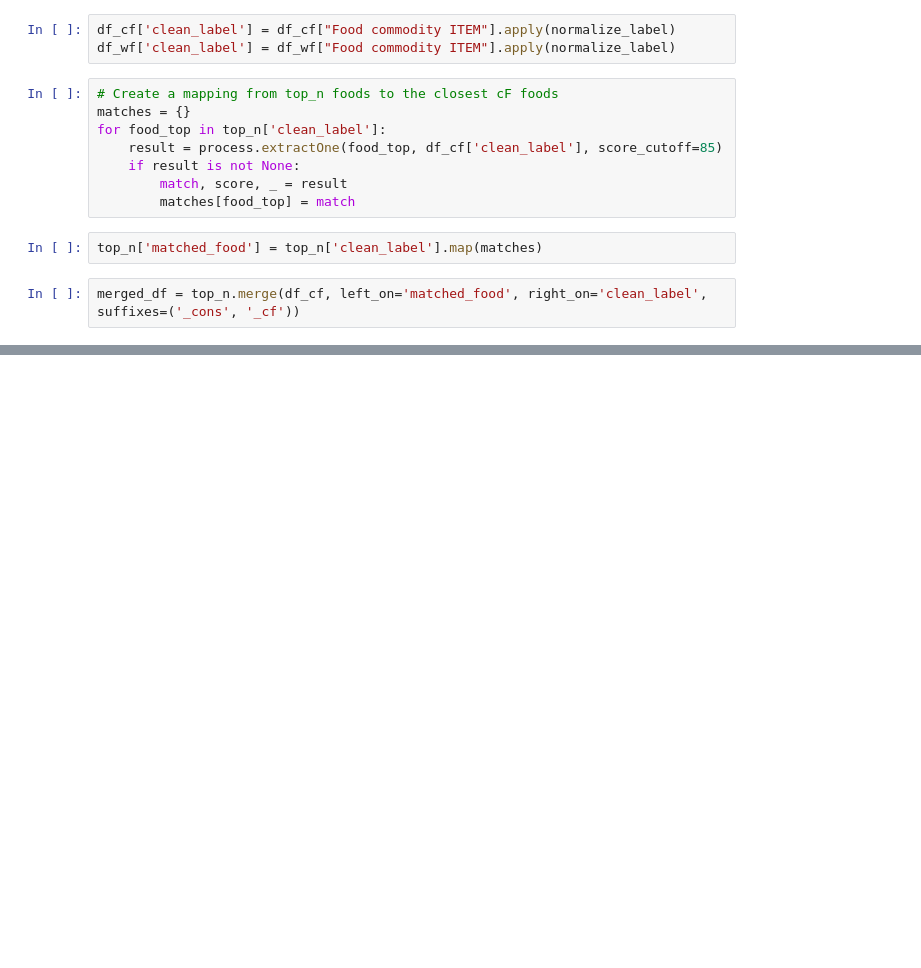
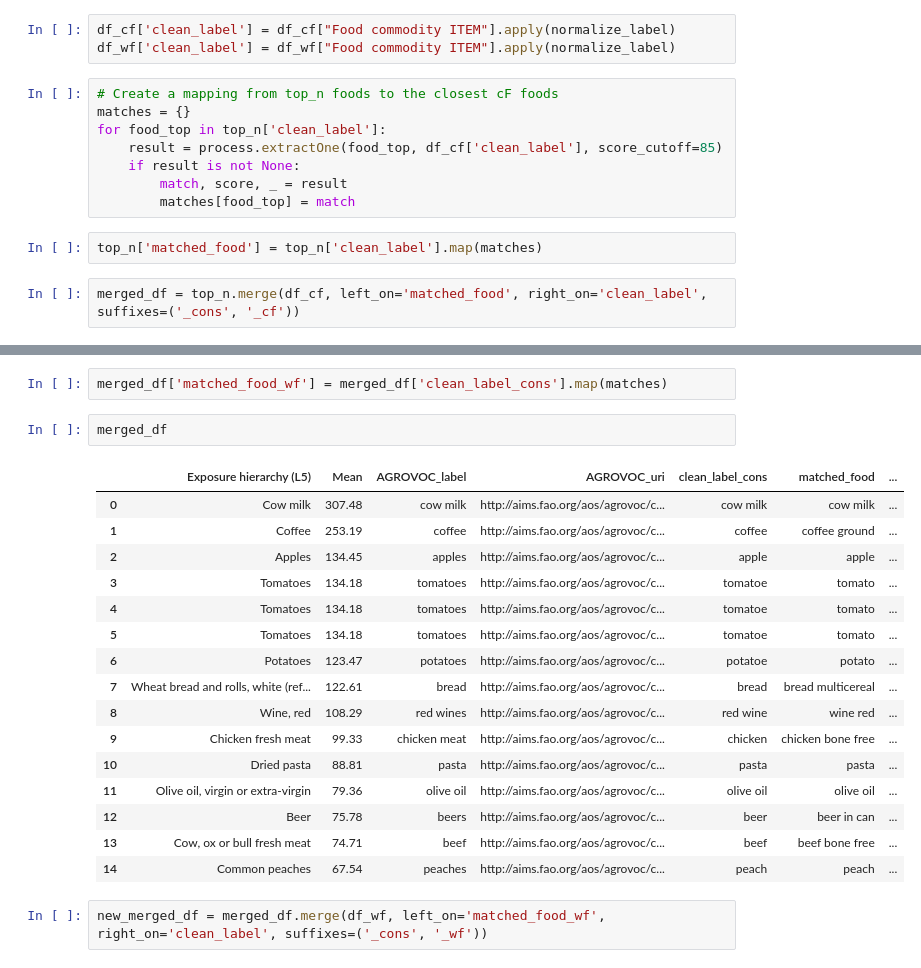
Before and after one commit to TCoaM/TrueCostOfAMeal, a Jupyter notebook: simo_data_integration_other_solution.ipynb, the cells around one changed output, grey strips where cells are left out. Cells and saved outputs as stored; diff of their text form; blank space fills up the shorter version.

```diff
--- a/simo_data_integration_other_solution.ipynb
+++ b/simo_data_integration_other_solution.ipynb
@@ -314,0 +362,23 @@ single_coffee_row
+# %%
+merged_df['matched_food_wf'] = merged_df['clean_label_cons'].map(matches)
+# %%
+merged_df
+# %% [output]
+|  | Exposure hierarchy (L5) | Mean | AGROVOC_label | AGROVOC_uri | clean_label_cons | matched_food | ... |
+| 0 | Cow milk | 307.48 | cow milk | http://aims.fao.org/aos/agrovoc/c... | cow milk | cow milk | ... |
+| 1 | Coffee | 253.19 | coffee | http://aims.fao.org/aos/agrovoc/c... | coffee | coffee ground | ... |
+| 2 | Apples | 134.45 | apples | http://aims.fao.org/aos/agrovoc/c... | apple | apple | ... |
+| 3 | Tomatoes | 134.18 | tomatoes | http://aims.fao.org/aos/agrovoc/c... | tomatoe | tomato | ... |
+| 4 | Tomatoes | 134.18 | tomatoes | http://aims.fao.org/aos/agrovoc/c... | tomatoe | tomato | ... |
+| 5 | Tomatoes | 134.18 | tomatoes | http://aims.fao.org/aos/agrovoc/c... | tomatoe | tomato | ... |
+| 6 | Potatoes | 123.47 | potatoes | http://aims.fao.org/aos/agrovoc/c... | potatoe | potato | ... |
+| 7 | Wheat bread and rolls, white (ref... | 122.61 | bread | http://aims.fao.org/aos/agrovoc/c... | bread | bread multicereal | ... |
+| 8 | Wine, red | 108.29 | red wines | http://aims.fao.org/aos/agrovoc/c... | red wine | wine red | ... |
+| 9 | Chicken fresh meat | 99.33 | chicken meat | http://aims.fao.org/aos/agrovoc/c... | chicken | chicken bone free | ... |
+| 10 | Dried pasta | 88.81 | pasta | http://aims.fao.org/aos/agrovoc/c... | pasta | pasta | ... |
+| 11 | Olive oil, virgin or extra-virgin | 79.36 | olive oil | http://aims.fao.org/aos/agrovoc/c... | olive oil | olive oil | ... |
+| 12 | Beer | 75.78 | beers | http://aims.fao.org/aos/agrovoc/c... | beer | beer in can | ... |
+| 13 | Cow, ox or bull fresh meat | 74.71 | beef | http://aims.fao.org/aos/agrovoc/c... | beef | beef bone free | ... |
+| 14 | Common peaches | 67.54 | peaches | http://aims.fao.org/aos/agrovoc/c... | peach | peach | ... |
+# %%
+new_merged_df = merged_df.merge(df_wf, left_on='matched_food_wf', right_on='clean_label', suffixes=('_cons', '_wf'))
```
Also changed, not shown: parts of 17 cells of this notebook, 1 other file.
